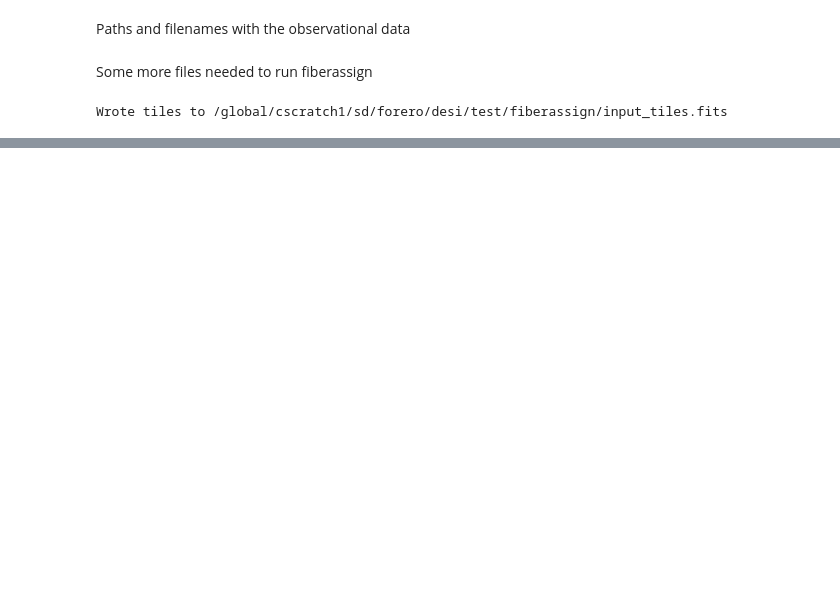
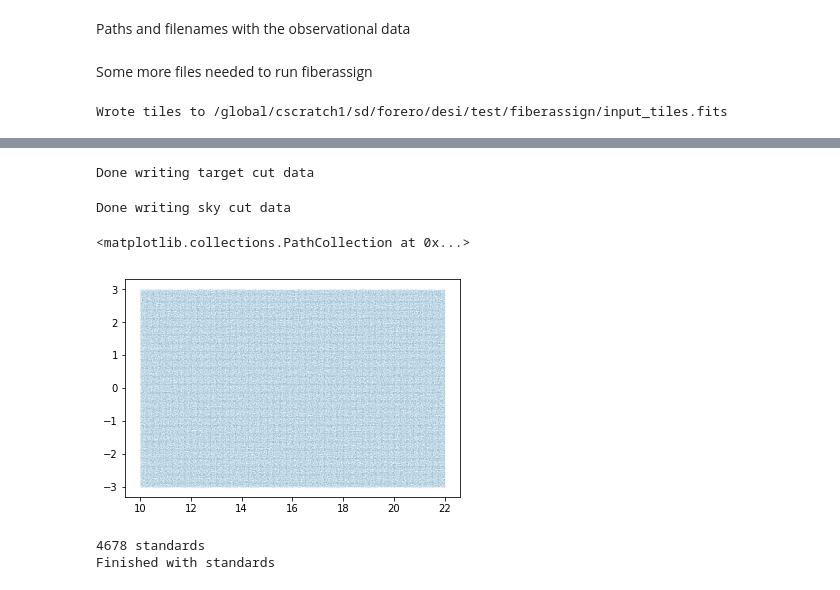
Before and after one commit to forero/fiberassign_explore, a Jupyter notebook: observational_targets.ipynb, the cells around one changed output, grey strips where cells are left out. Cells and saved outputs as stored; diff of their text form; code cells hidden in the pictures; blank space fills up the shorter version.

```diff
--- a/observational_targets.ipynb
+++ b/observational_targets.ipynb
@@ -58,0 +75,52 @@ Wrote tiles to /global/cscratch1/sd/forero/desi/test/fiberassign/input_tiles.fit
+# %%
+# compute targetcut file
+
+if (not os.path.exists(targetcutfile)):
+    Table(targetdata).write(targetcutfile, overwrite=True)
+    print('Done writing target cut data')
+# %% [output]
+Done writing target cut data
+# %%
+# compute skycut file
+if (not os.path.exists(skycutfile)):
+    skydata = fitsio.read(skyfile)
+    ii = (skydata['RA']>10) &  (skydata['RA']<22) & (skydata['DEC']<3) & (skydata['DEC']>-3)
+    skydata = skydata[ii]
+    Table(skydata).write(skycutfile, overwrite=True)
+    print('Done writing sky cut data')
+# %% [output]
+Done writing sky cut data
+# %%
+plt.scatter(skydata['RA'], skydata['DEC'],s=0.1, alpha=0.1)
+# %% [output]
+<matplotlib.collections.PathCollection at 0x...>
+[figure, added]
+# %%
+#standards
+if not os.path.exists(starfile):
+    std_mask = 0
+    for name in ['STD', 'STD_FSTAR', 'STD_WD',
+             'STD_FAINT', 'STD_FAINT_BEST',
+             'STD_BRIGHT', 'STD_BRIGHT_BEST']:
+        if name in desi_mask.names():
+            std_mask |= desi_mask[name]
+
+    starstd = (targetdata['DESI_TARGET'] & std_mask) != 0
+    stardata = targetdata[starstd]
+
+    if program=="bright":
+        obscond = np.int_(np.repeat(obsconditions['BRIGHT'], len(stardata)))
+    else:
+        obscond = np.int_(np.repeat(obsconditions['DARK']|obsconditions['GRAY'], len(stardata)))
+
+    stardata = np.lib.recfunctions.append_fields(stardata, 'OBSCONDITIONS', obscond)
+
+    ii = (stardata['RA']>10) &  (stardata['RA']<22) & (stardata['DEC']<3) & (stardata['DEC']>-3)
+    stardata = stardata[ii]
+
+    fitsio.write(starfile, stardata, extname='STD')
+    print('{} standards'.format(np.count_nonzero(stardata)))
+    print('Finished with standards')
+# %% [output]
+4678 standards
+Finished with standards
```
Also changed, not shown: parts of 6 cells of this notebook.
